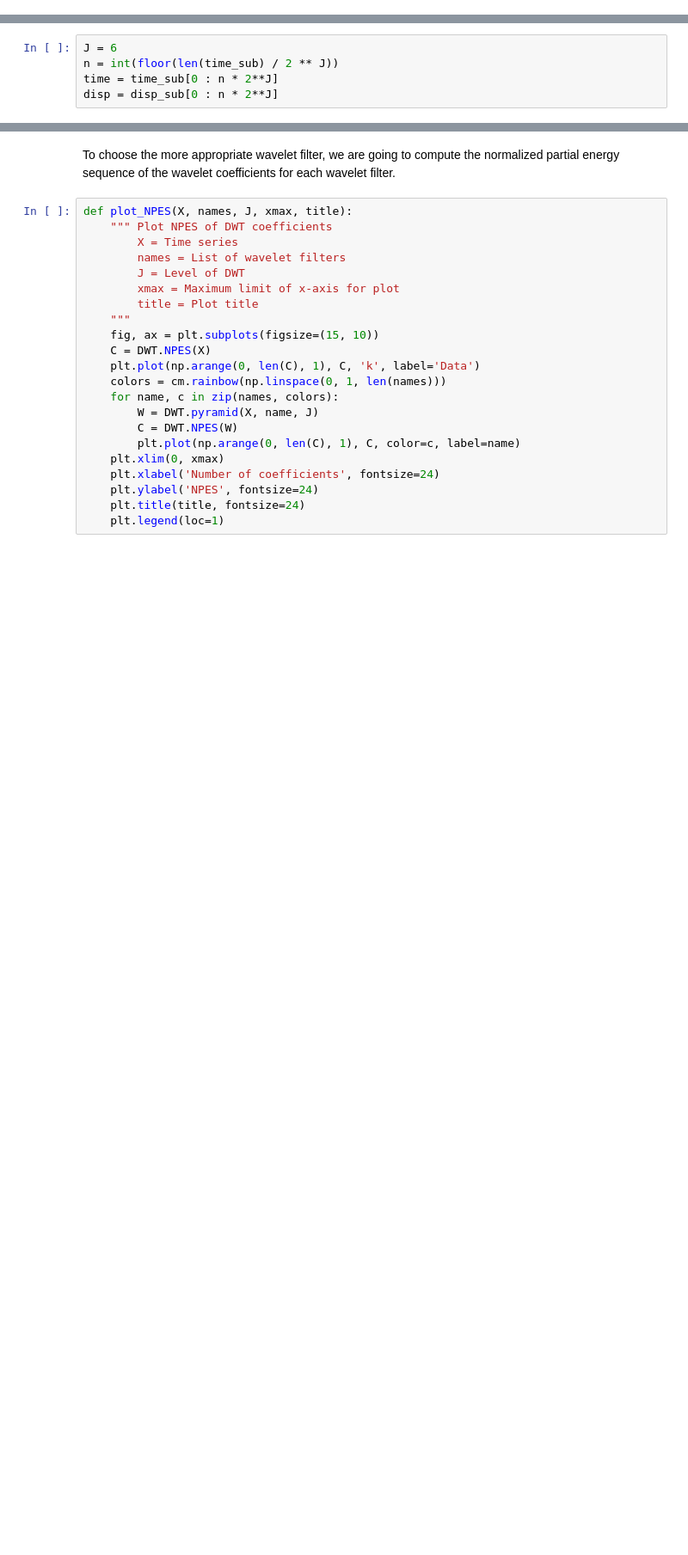
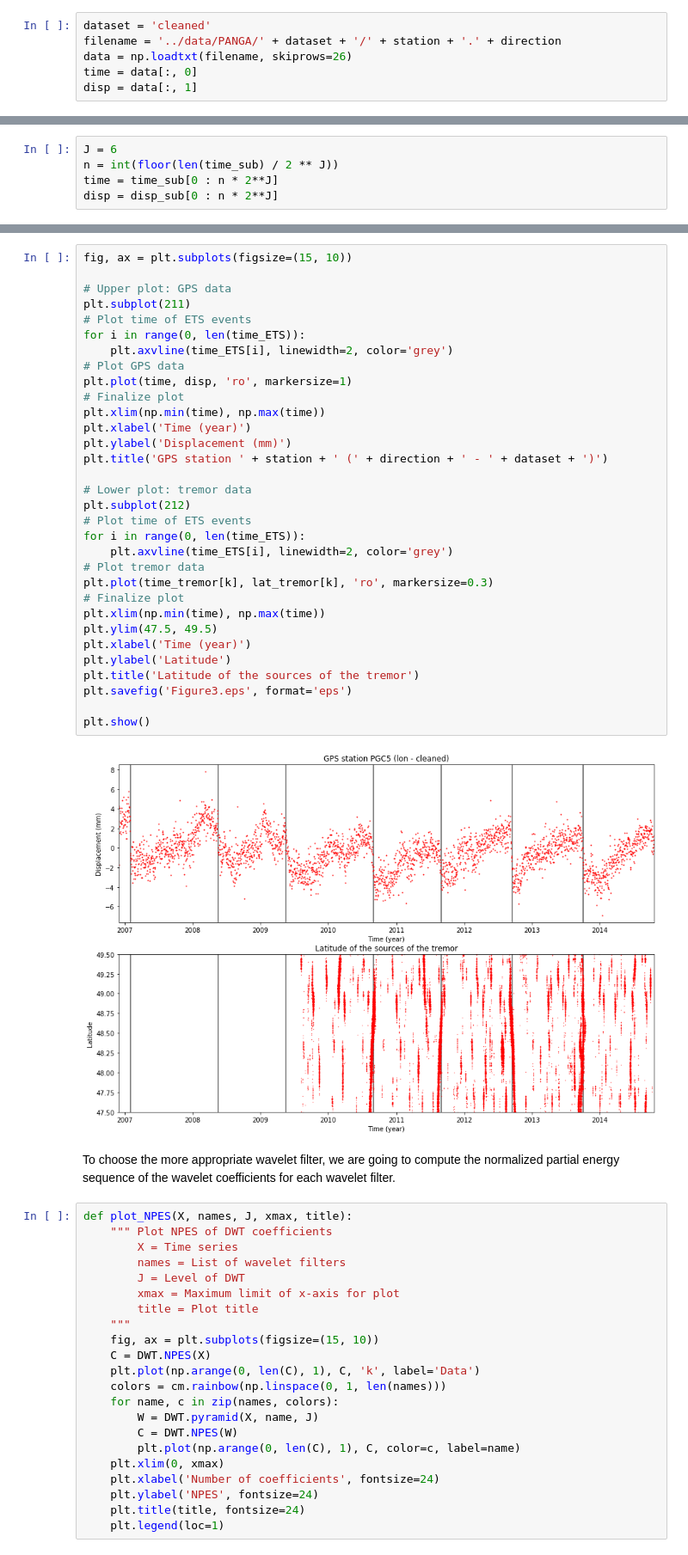
Before and after one commit to ArianeDucellier/ETSscripts, a Jupyter notebook: notebooks/slowslip_DWT.ipynb, the cells around one changed output, grey strips where cells are left out. Shown at 86% size. Drawn from its saved outputs; the diff is of its cells as text; blank space fills up the shorter version.

```diff
--- a/notebooks/slowslip_DWT.ipynb
+++ b/notebooks/slowslip_DWT.ipynb
@@ -105,3 +110,9 @@ plt.show()
+# %%
+dataset = 'cleaned'
+filename = '../data/PANGA/' + dataset + '/' + station + '.' + direction
+data = np.loadtxt(filename, skiprows=26)
+time = data[:, 0]
+disp = data[:, 1]
 # %% [markdown]
 We begin by cleaning the GPS data. Normally, there should be one displacement value per day. Thus, we check whether there are days with several values for the displacement.
 # %%
@@ -180,3 +193,37 @@ disp = disp_sub[0 : n * 2**J]
+# %%
+fig, ax = plt.subplots(figsize=(15, 10))
+
+# Upper plot: GPS data
+plt.subplot(211)
+# Plot time of ETS events
+for i in range(0, len(time_ETS)):
+    plt.axvline(time_ETS[i], linewidth=2, color='grey')
+# Plot GPS data
+plt.plot(time, disp, 'ro', markersize=1)
+# Finalize plot
+plt.xlim(np.min(time), np.max(time))
+plt.xlabel('Time (year)')
+plt.ylabel('Displacement (mm)')
+plt.title('GPS station ' + station + ' (' + direction + ' - ' + dataset + ')')
+
+# Lower plot: tremor data
+plt.subplot(212)
+# Plot time of ETS events
+for i in range(0, len(time_ETS)):
+    plt.axvline(time_ETS[i], linewidth=2, color='grey')
+# Plot tremor data
+plt.plot(time_tremor[k], lat_tremor[k], 'ro', markersize=0.3)
+# Finalize plot
+plt.xlim(np.min(time), np.max(time))
+plt.ylim(47.5, 49.5)
+plt.xlabel('Time (year)')
+plt.ylabel('Latitude')
+plt.title('Latitude of the sources of the tremor')
+plt.savefig('Figure3.eps', format='eps')
+
+plt.show()
+# %% [output]
+[figure, added]
 # %% [markdown]
 To choose the more appropriate wavelet filter, we are going to compute the normalized partial energy sequence of the wavelet coefficients for each wavelet filter.
 # %%
```
Also changed, not shown: parts of 11 cells of this notebook, 3 other files.
